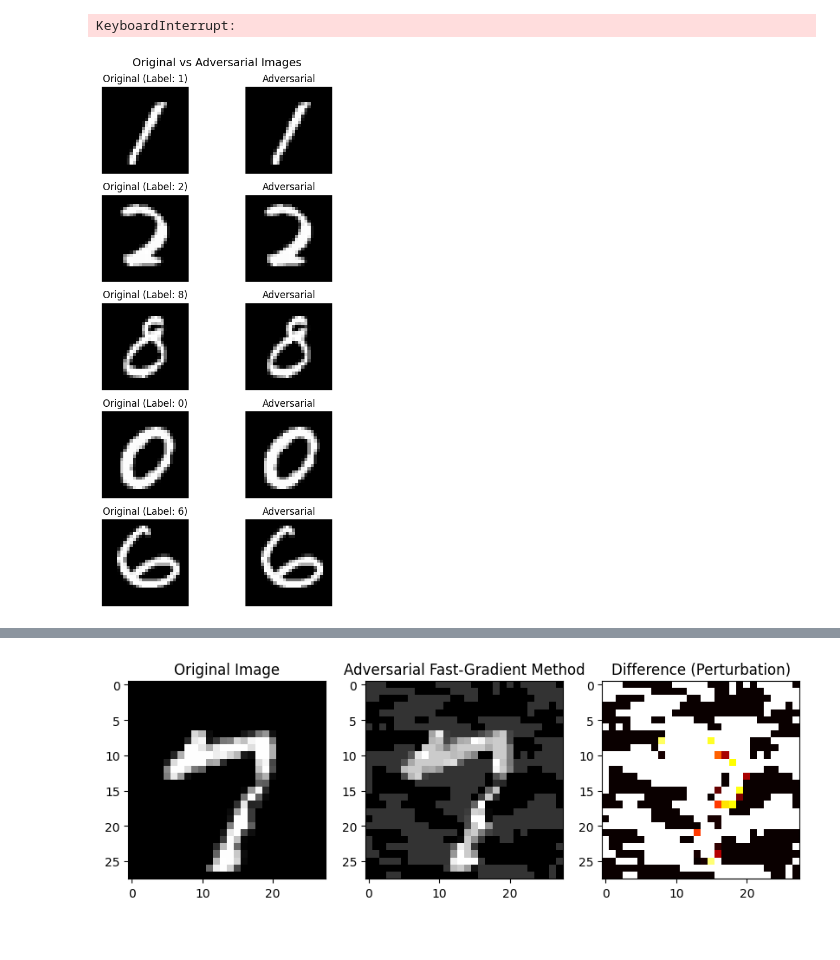
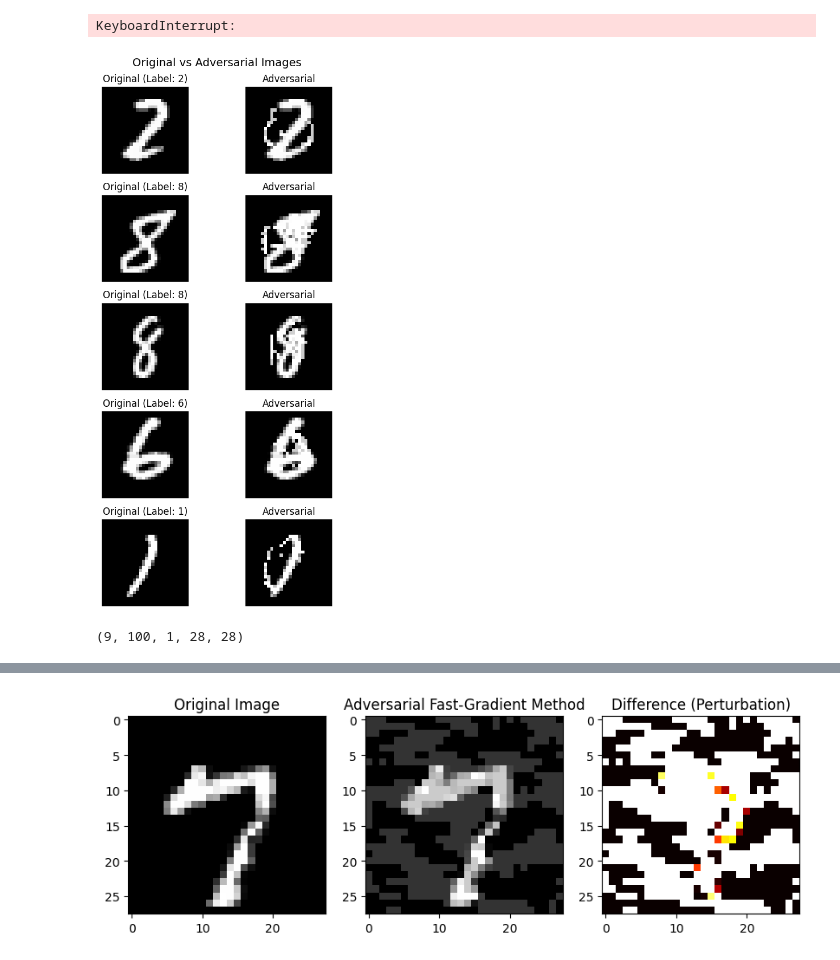
Before and after one commit to DeLnlyMthrLvr/Distillation_experiments, a Jupyter notebook: notebooks/attacks.ipynb, the cells around one changed output, grey strips where cells are left out. Drawn from its saved outputs; the diff is of its cells as text; code cells hidden in the pictures.

```diff
--- a/notebooks/attacks.ipynb
+++ b/notebooks/attacks.ipynb
@@ -111,7 +112,9 @@ Playing on mps
+# %%
+temp_teacher = 20.0
 # %%
 # Specify teacher model
 
-teacher_model = MnistNet().to(device)
+teacher_model = MnistNet(input_size=28, temperature=temp_teacher).to(device)
 criterion = nn.CrossEntropyLoss()
 optimizer = optim.AdamW(teacher_model.parameters(), lr=lr)
 # %%
@@ -151,7 +154,7 @@ mnist_targets = testset.targets.int().numpy()
 mnist_data = testset.data.unsqueeze(1).float().numpy()  # Add channel dimension (N, 1, 28, 28)
 # %%
 # Computationally Expensive methods -> Select Test Subset
-num_samples = 50
+num_samples = 100
 # First shuffle
 indices = torch.randperm(len(testset.data))
 mnist_data_shuffled = mnist_data[indices]
@@ -159,3 +162,12 @@ mnist_targets_shuffled = mnist_targets[indices]
 # Then select subsets
 mnist_data_subset = mnist_data_shuffled[:num_samples]/255
 mnist_targets_subset = mnist_targets_shuffled[:num_samples]
+# %%
+# Create all target classes
+
+# All digit classes
+int_classes = np.arange(10)
+
+target_y = [int_classes[int_classes != label].tolist() for label in mnist_targets_subset]
+# Transpose to create label subsets
+target_y = np.array(target_y).T
@@ -294,10 +315,18 @@ KeyboardInterrupt:
 # %%
 # Attack #4
 
 from art.attacks.evasion.saliency_map import SaliencyMapMethod
 
 attack = SaliencyMapMethod(classifier=art_model_t, theta=0.8, gamma=0.7, batch_size=32)
-x_adv_jacobian = attack.generate(x=mnist_data_subset, y=mnist_targets_subset)
-visualize_adversarial(mnist_data_subset, x_adv_jacobian, mnist_targets_subset)
+x_adv_jacobian = np.zeros((9,num_samples, n_channels, w, h))
+
+for idx, targets in enumerate(target_y):
+    x = attack.generate(x=mnist_data_subset, y=targets)
+    x_adv_jacobian[idx, :, :, :] = x
+
+
+visualize_adversarial(mnist_data_subset, x_adv_jacobian[0], mnist_targets_subset)
+print(x_adv_jacobian.shape)
 # %% [output]
-[figure, old version]
+[figure, new version]
+(9, 100, 1, 28, 28)
```
Also changed, not shown: parts of 13 cells of this notebook.
